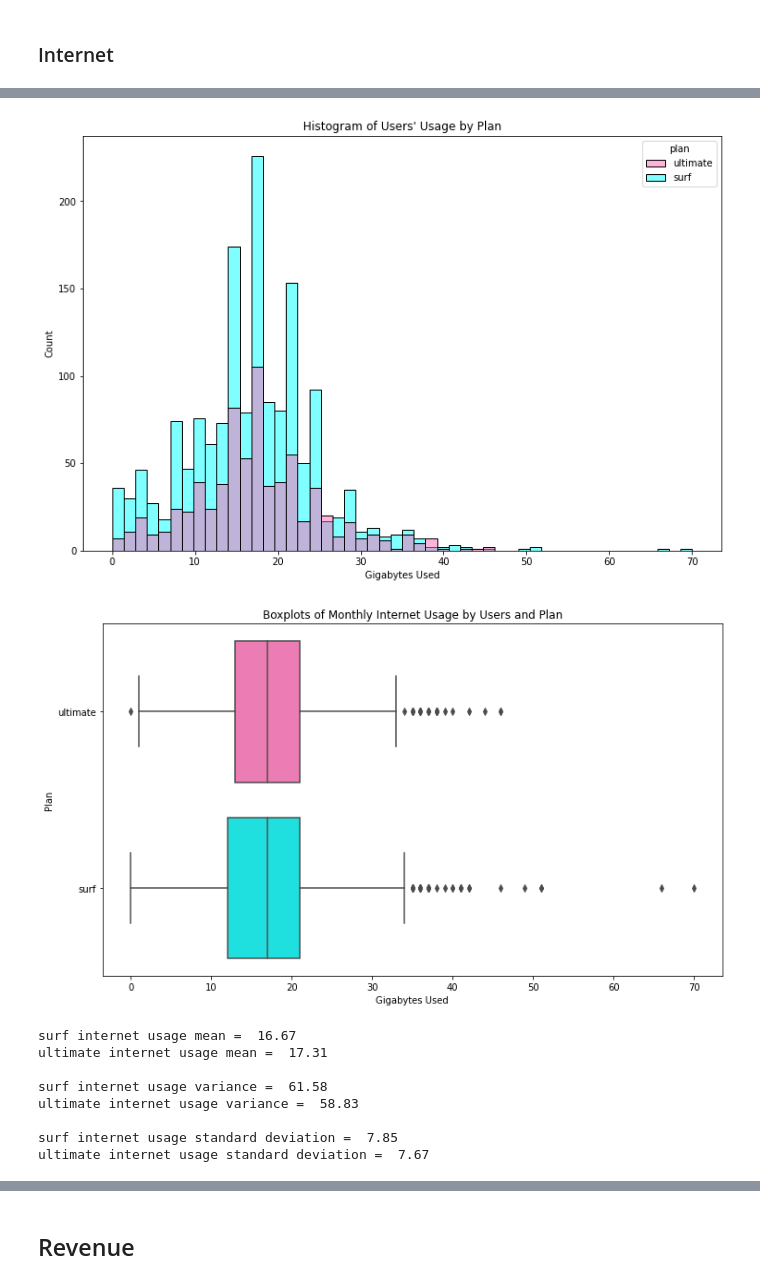
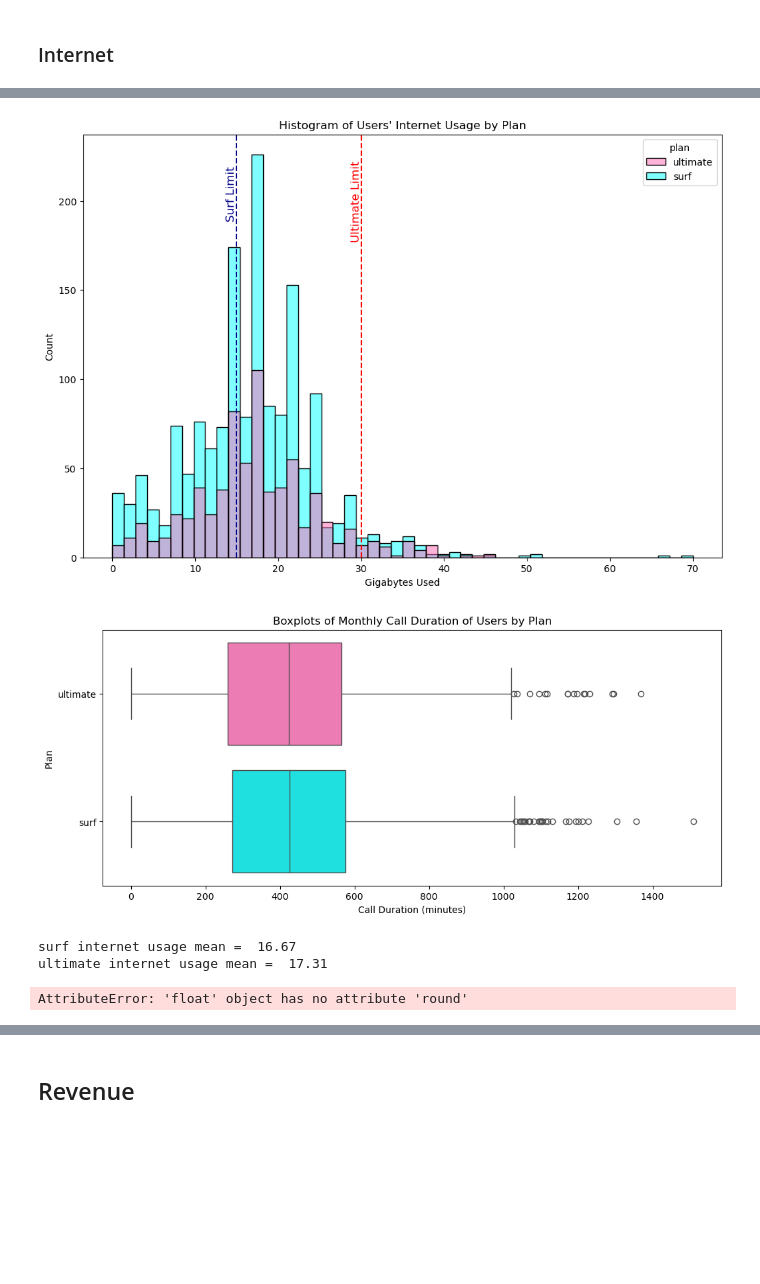
Before and after one commit to danp0kes/triple-ten-projects, a Jupyter notebook: projects/megaline-sda/megaline-sda.ipynb, the cells around one changed output, grey strips where cells are left out. Cells and saved outputs as stored; diff of their text form; code cells hidden in the pictures; blank space fills up the shorter version.

```diff
--- a/projects/megaline-sda/megaline-sda.ipynb
+++ b/projects/megaline-sda/megaline-sda.ipynb
@@ -89,8 +118,8 @@ from scipy import stats
 Read users, calls, messages, internet, and plans CSV files. Save approriately.
 # %%
 # Load the data files into different DataFrames
-users = pd.read_csv('/datasets/megaline_users.csv')
-calls = pd.read_csv('/datasets/megaline_calls.csv')
-messages = pd.read_csv('/datasets/megaline_messages.csv')
-internet = pd.read_csv('/datasets/megaline_internet.csv')
-plans = pd.read_csv('/datasets/megaline_plans.csv')
+users = pd.read_csv('data/megaline_users.csv')
+calls = pd.read_csv('data/megaline_calls.csv')
+messages = pd.read_csv('data/megaline_messages.csv')
+internet = pd.read_csv('data/megaline_internet.csv')
+plans = pd.read_csv('data/megaline_plans.csv')
@@ -786,28 +754,43 @@ plt.show()
 plt.figure(figsize=(12,8))
 
 # Create histogram from seaborn
-sns.histplot(data = df, x = 'gb_used', hue = 'plan', \
-            palette = ['hotpink','aqua'], bins = 50) \
-            .set(xlabel='Gigabytes Used', ylabel='Count', \
-                 title="Histogram of Users' Usage by Plan")
+sns.histplot(data=df, x='gb_used', hue='plan', palette=['hotpink', 'aqua'], bins=50)
 
+# Set labels and title
+plt.xlabel('Gigabytes Used')
+plt.ylabel('Count')
+plt.title("Histogram of Users' Internet Usage by Plan")
+
+# Add vertical lines at surf and ultimate limits
+plt.axvline(x=15, color='darkblue', linestyle='--')
+plt.axvline(x=30, color='red', linestyle='--')
+
+# Add text labels for surf and ultimate limits rotated 90 degrees
+plt.text(15, plt.gca().get_ylim()[1]*0.8, 'Surf Limit', color='darkblue', fontsize=12, ha='right', rotation=90)
+plt.text(30, plt.gca().get_ylim()[1]*0.75, 'Ultimate Limit', color='red', fontsize=12, ha='right', rotation=90)
+
+# Save plot as png in pics folder
+plt.savefig('pics/internet_usage_hist.png')
+
+# Show plot
 plt.show()
 # %% [output]
-[figure, old version]
+[figure, new version]
 # %%
 # Plot a boxplot to visualize the distribution of the monthly call duration
 
 # Increase plot size
-plt.figure(figsize=(12,7))
+plt.figure(figsize=(12, 5))
 
-# Create boxplots of duration by
-sns.boxplot(data = df, x='gb_used', y='plan', palette = ['hotpink','aqua'])\
-                    .set(xlabel='Gigabytes Used', ylabel='Plan', \
-                     title='Boxplots of Monthly Internet Usage by Users and Plan')
+# Create boxplot of call duration by plan
+sns.boxplot(data=df, y='plan', x='call_minutes', hue='plan', palette=['hotpink', 'aqua']) \
+                    .set(ylabel='Plan', xlabel='Call Duration (minutes)', \
+                     title='Boxplots of Monthly Call Duration of Users by Plan')
 
+# Show plot
 plt.show()
 # %% [output]
-[figure, old version]
+[figure, new version]
 # %%
 # Calculate the mean, variance and standard deviation of monthly messages
 
@@ -835,12 +818,7 @@ print('ultimate internet usage standard deviation = ', ultimate['gb_used'].std()
 # %% [output]
 surf internet usage mean =  16.67
 ultimate internet usage mean =  17.31
-
-surf internet usage variance =  61.58
-ultimate internet usage variance =  58.83
-
-surf internet usage standard deviation =  7.85
-ultimate internet usage standard deviation =  7.67
+AttributeError: 'float' object has no attribute 'round'
 # %% [markdown]
 **Analysis**: Internet usage at the start of the year did vary, but has evened out towards the end of the year. In February and March, ultimate users consumed on average 5 gigabytes more than surf users. However, from June onwards, the difference has been trivial. By the end of the year, users on both plans are averaging almost 17.5 gigabytes per month. For surf users this is higher than their allotted 15 gigabytes, but still significantly under ultimates allotted 30 gigabytes.
 
```
Also changed, not shown: parts of 67 cells of this notebook, 1 other file.
